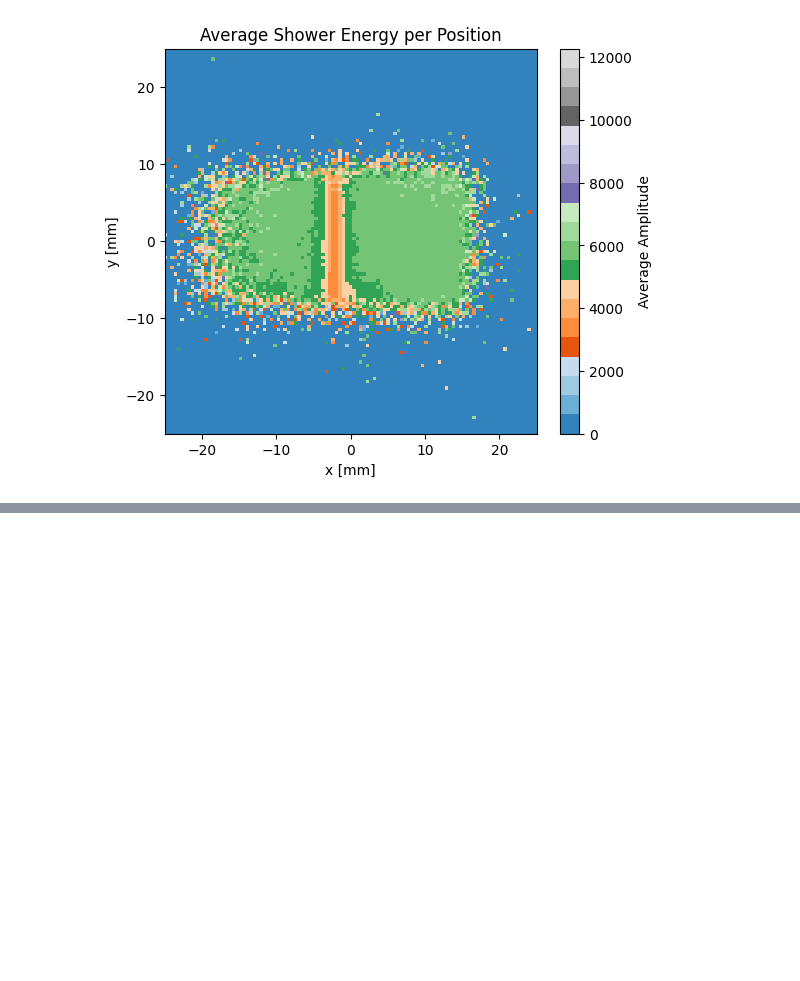
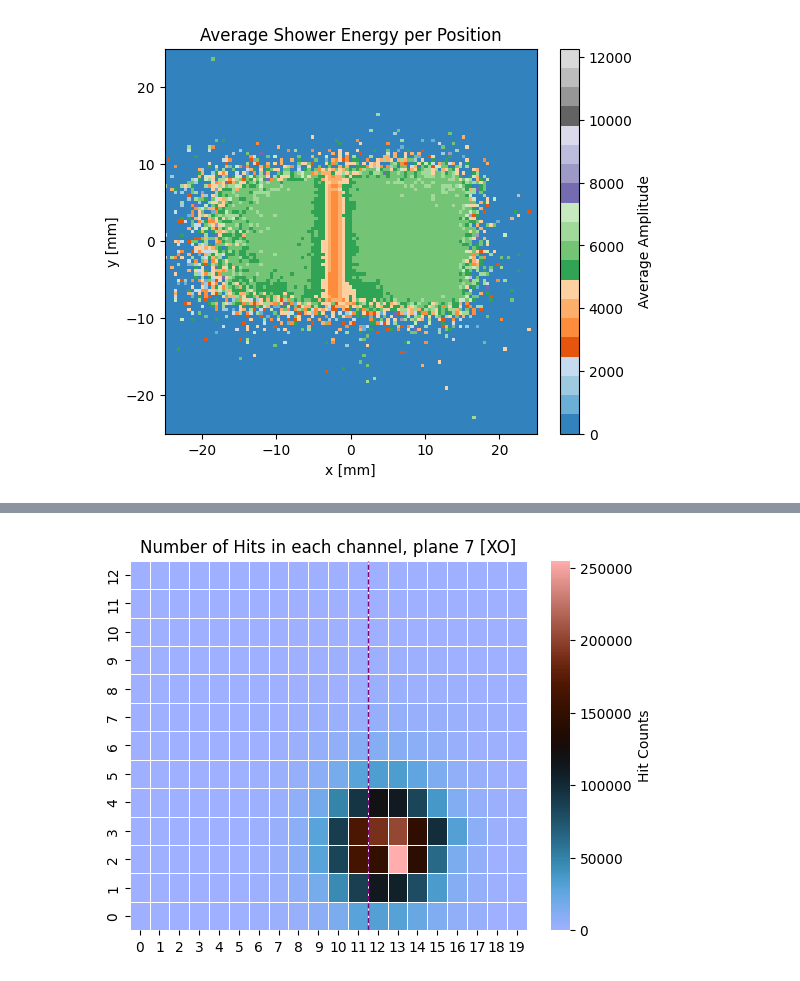
Before and after one commit to Ben-David-Ben/F-Cal-TB-Project, a Jupyter notebook: TB2025_Gap_scope_analysis.ipynb, the cells around one changed output, grey strips where cells are left out. Saved outputs shown, nothing was run; the diff lists cells and outputs as text; code cells hidden in the pictures; blank space fills up the shorter version.

```diff
--- a/TB2025_Gap_scope_analysis.ipynb
+++ b/TB2025_Gap_scope_analysis.ipynb
@@ -261,0 +327,3 @@ sigma = 1.062
+# %%
+path = "TB_FIRE\TB_reco\TB_FIRE_1089_raw_reco_diagnostics.root"
+data_scope_1089_corrected_aligned = rf.reconstruct_data_all_dead_pads(data_scope_1089_aligned, 5, path)
@@ -261,0 +348,4 @@ sigma = 1.062
+# %%
+rf.hits_amount_colormap_single_plane(data_scope_1089_corrected_aligned.hits, 7)
+# %% [output]
+[figure, added]
```
Also changed, not shown: parts of 10 cells of this notebook, 9 other files.
